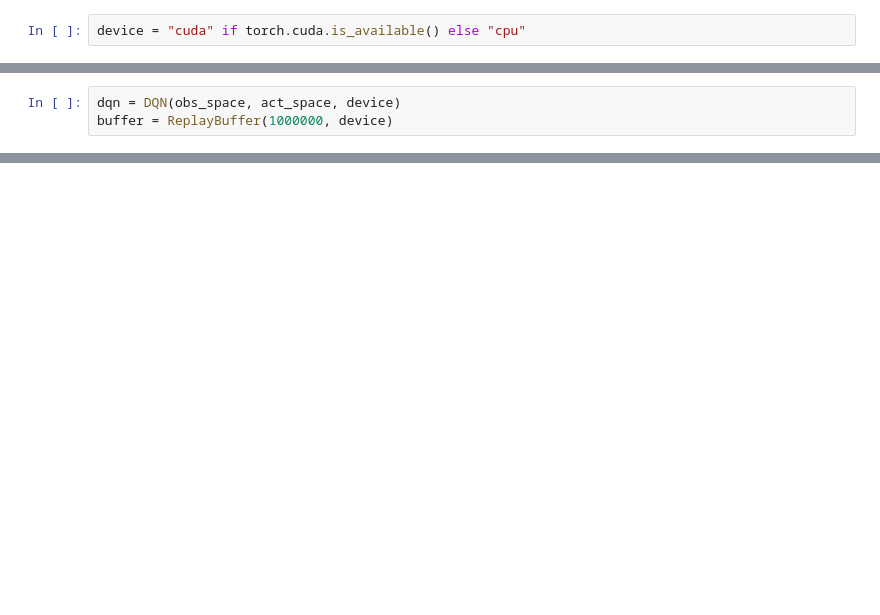
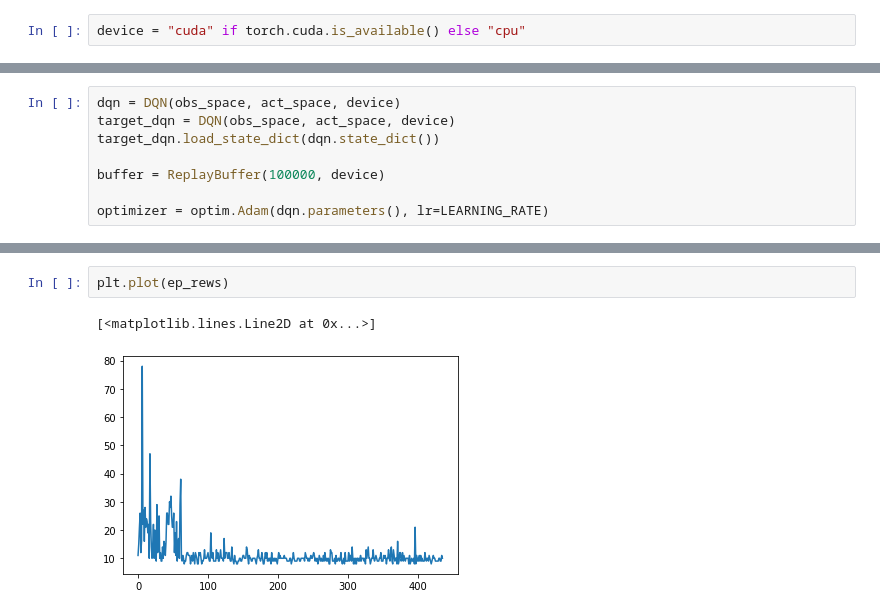
Before and after one commit to AGKhalil/dqn, a Jupyter notebook: dqn.ipynb, the cells around one changed output, grey strips where cells are left out. Saved outputs shown, nothing was run; the diff lists cells and outputs as text; blank space fills up the shorter version.

```diff
--- a/dqn.ipynb
+++ b/dqn.ipynb
@@ -97,3 +104,8 @@ class DQN(nn.Module):
 # %%
 dqn = DQN(obs_space, act_space, device)
-buffer = ReplayBuffer(1000000, device)
+target_dqn = DQN(obs_space, act_space, device)
+target_dqn.load_state_dict(dqn.state_dict())
+
+buffer = ReplayBuffer(100000, device)
+
+optimizer = optim.Adam(dqn.parameters(), lr=LEARNING_RATE)
@@ -99,0 +149,5 @@ buffer = ReplayBuffer(1000000, device)
+# %%
+plt.plot(ep_rews)
+# %% [output]
+[<matplotlib.lines.Line2D at 0x...>]
+[figure, added]
```
Also changed, not shown: parts of 13 cells of this notebook.
